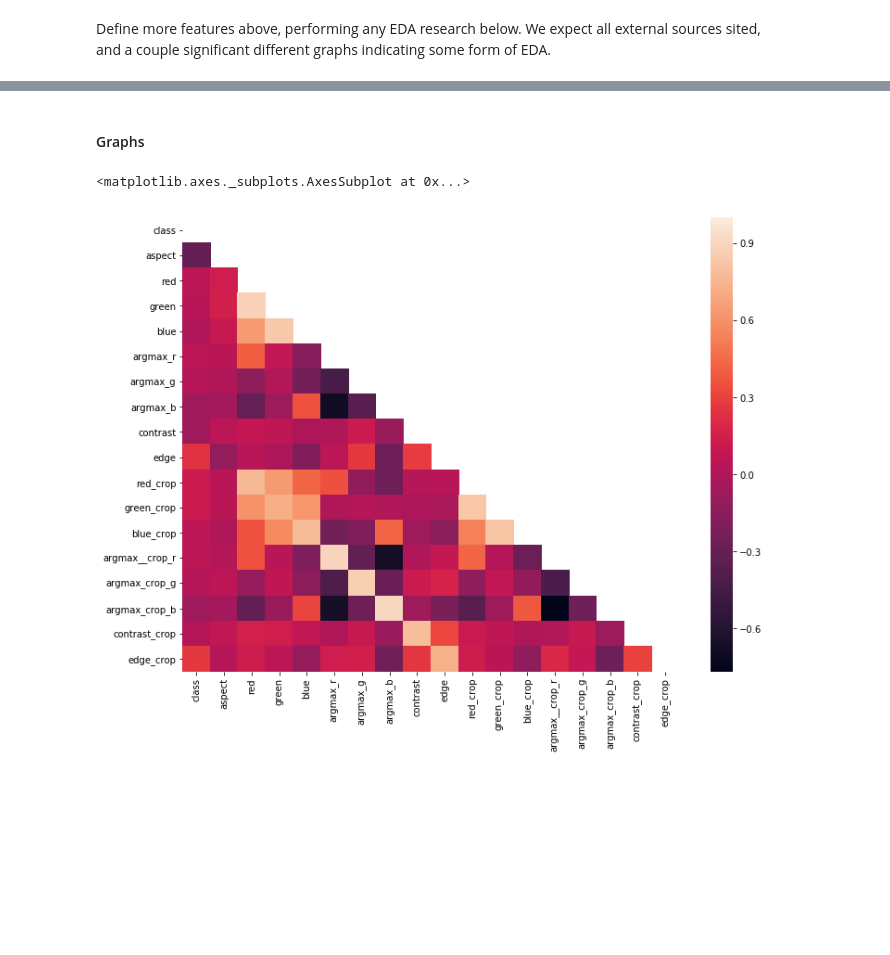
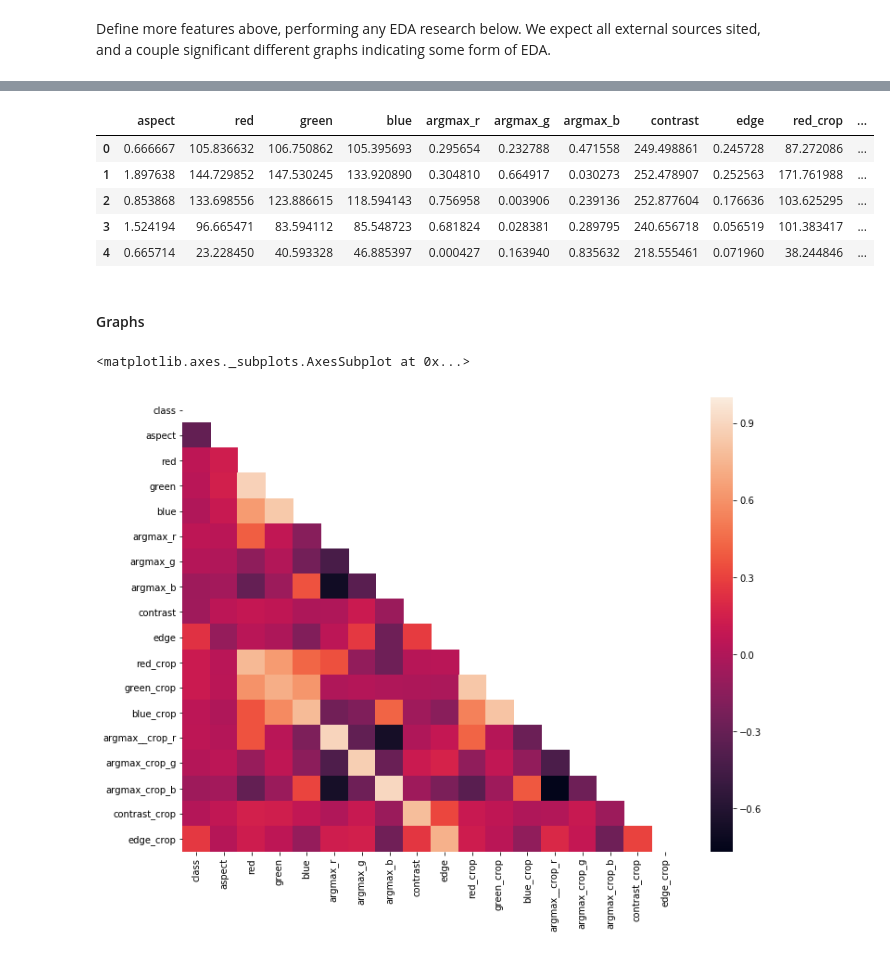
Before and after one commit to kbyagnik/ds100_gradProj, a Jupyter notebook: GradProject_NB2.ipynb, the cells around one changed output, grey strips where cells are left out. Drawn from its saved outputs; the diff is of its cells as text; code cells hidden in the pictures; blank space fills up the shorter version.

Commit message:
Adding test files

```diff
--- a/GradProject_NB2.ipynb
+++ b/GradProject_NB2.ipynb
@@ -118,3 +162,14 @@ Define more features above, performing any EDA research below. We expect all ext
+# %%
+testing_data = pd.read_pickle("./testing_data_part1.pkl")
+test_df = feature_frame(testing_data, image_field="image")
+test_df.head()
+# %% [output]
+|  | aspect | red | green | blue | argmax_r | argmax_g | argmax_b | contrast | edge | red_crop | ... |
+| 0 | 0.666667 | 105.836632 | 106.750862 | 105.395693 | 0.295654 | 0.232788 | 0.471558 | 249.498861 | 0.245728 | 87.272086 | ... |
+| 1 | 1.897638 | 144.729852 | 147.530245 | 133.920890 | 0.304810 | 0.664917 | 0.030273 | 252.478907 | 0.252563 | 171.761988 | ... |
+| 2 | 0.853868 | 133.698556 | 123.886615 | 118.594143 | 0.756958 | 0.003906 | 0.239136 | 252.877604 | 0.176636 | 103.625295 | ... |
+| 3 | 1.524194 | 96.665471 | 83.594112 | 85.548723 | 0.681824 | 0.028381 | 0.289795 | 240.656718 | 0.056519 | 101.383417 | ... |
+| 4 | 0.665714 | 23.228450 | 40.593328 | 46.885397 | 0.000427 | 0.163940 | 0.835632 | 218.555461 | 0.071960 | 38.244846 | ... |
 # %% [markdown]
 <h4> Graphs </h4>
 # %%
```
Also changed, not shown: parts of 10 cells of this notebook, 2 other files.
